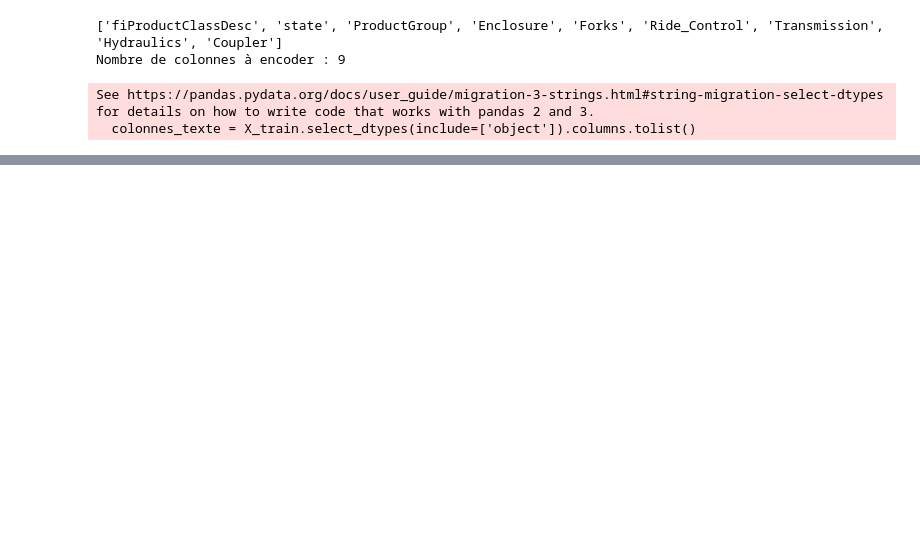
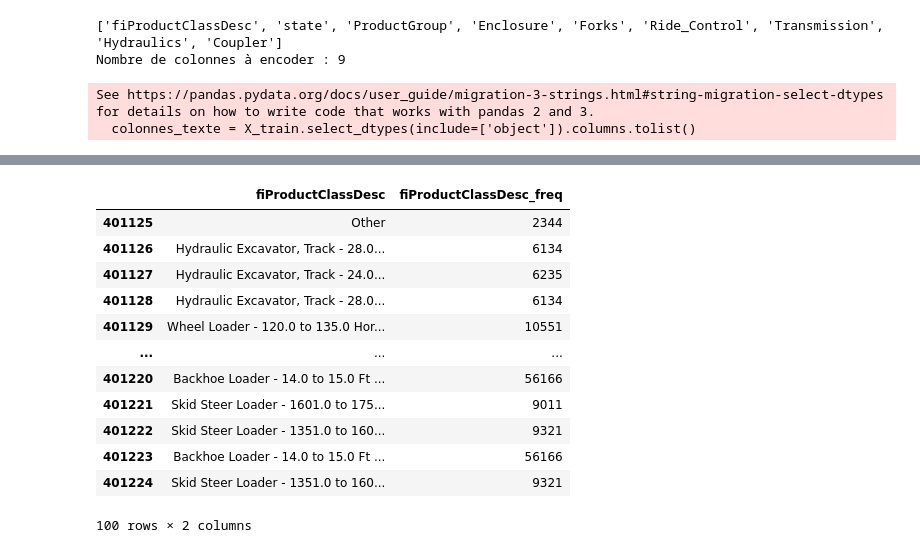
Before and after one commit to AbramLakhvinder/asset-valuation-project, a Jupyter notebook: notebooks/02_preparation_modeling.ipynb, the cells around one changed output, grey strips where cells are left out. Drawn from its saved outputs; the diff is of its cells as text; code cells hidden in the pictures; blank space fills up the shorter version.

```diff
--- a/notebooks/02_preparation_modeling.ipynb
+++ b/notebooks/02_preparation_modeling.ipynb
@@ -130,0 +256,4 @@ y_test.shape
+# %%
+mode_enclosure = X_train["Enclosure"].mode()[0]
+X_test.loc[X_test["Enclosure"]=="Missing","Enclosure"] = mode_enclosure
+X_test["Enclosure"].value_counts()
@@ -130,0 +266,8 @@ y_test.shape
+# %%
+encodeur_ordinal = OrdinalEncoder(categories=[["OROPS", "EROPS", "EROPS w AC"]])
+resultat_ordinal_train = encodeur_ordinal.fit_transform(X_train[["Enclosure"]])
+noms_colonnes_ordinal_train= encodeur_ordinal.get_feature_names_out()
+df_ordinal_train = pd.DataFrame(resultat_ordinal_train, columns=noms_colonnes_ordinal_train, index=X_train.index)
+X_train = X_train.drop(columns="Enclosure")
+X_train = pd.concat([X_train, df_ordinal_train], axis=1)
+X_train.shape
@@ -130,0 +276,7 @@ y_test.shape
+# %%
+resultat_ordinal_test = encodeur_ordinal.transform(X_test[["Enclosure"]])
+noms_colonnes_ordinal_test= encodeur_ordinal.get_feature_names_out()
+df_ordinal_test= pd.DataFrame(resultat_ordinal_test, columns=noms_colonnes_ordinal_train, index=X_test.index)
+X_test = X_test.drop(columns="Enclosure")
+X_test = pd.concat([X_test, df_ordinal_test], axis=1)
+X_test.shape
@@ -130,0 +303,18 @@ y_test.shape
+# %%
+Freq = X_train["fiProductClassDesc"].value_counts()
+X_test["fiProductClassDesc_freq"] = X_test["fiProductClassDesc"].map(Freq)
+X_test[["fiProductClassDesc", "fiProductClassDesc_freq"]].head(100)
+# %% [output]
+|  | fiProductClassDesc | fiProductClassDesc_freq |
+| 401125 | Other | 2344 |
+| 401126 | Hydraulic Excavator, Track - 28.0... | 6134 |
+| 401127 | Hydraulic Excavator, Track - 24.0... | 6235 |
+| 401128 | Hydraulic Excavator, Track - 28.0... | 6134 |
+| 401129 | Wheel Loader - 120.0 to 135.0 Hor... | 10551 |
+| ... | ... | ... |
+| 401220 | Backhoe Loader - 14.0 to 15.0 Ft ... | 56166 |
+| 401221 | Skid Steer Loader - 1601.0 to 175... | 9011 |
+| 401222 | Skid Steer Loader - 1351.0 to 160... | 9321 |
+| 401223 | Backhoe Loader - 14.0 to 15.0 Ft ... | 56166 |
+| 401224 | Skid Steer Loader - 1351.0 to 160... | 9321 |
+100 rows × 2 columns
```
Also changed, not shown: parts of 29 cells of this notebook, 1 other file.
